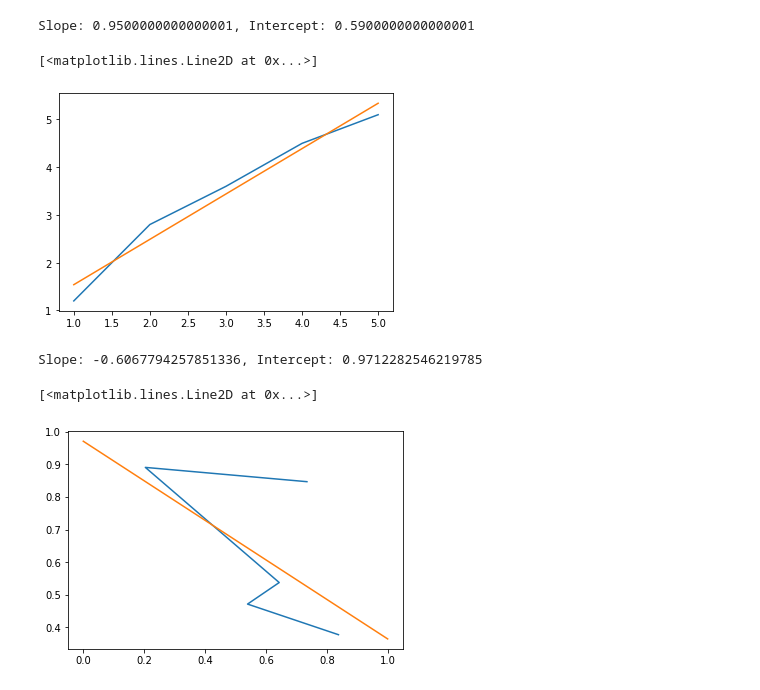
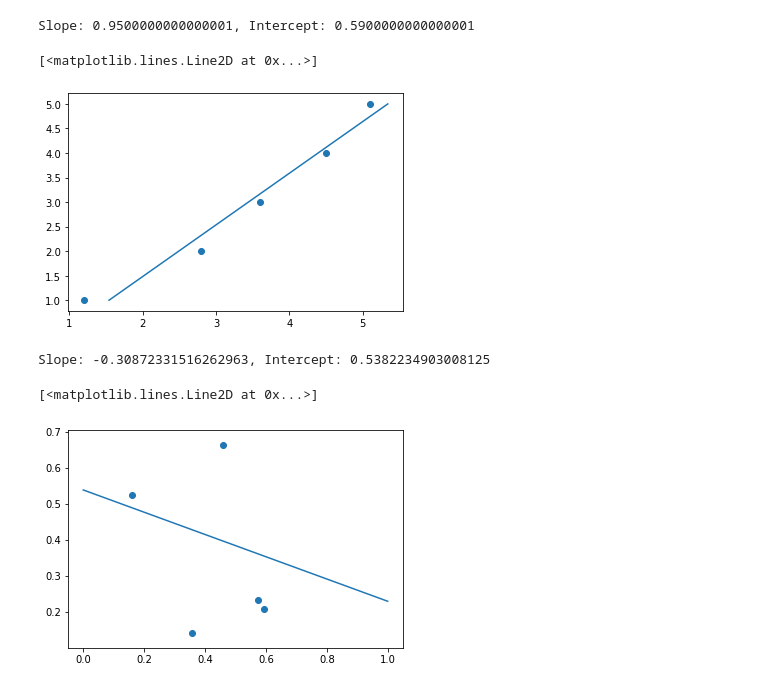
Before and after one commit to AugustG123/coe311k, a Jupyter notebook: arg6355-CH9.ipynb, the cells around one changed output. Cells and saved outputs as stored; diff of their text form; code cells hidden in the pictures.

```diff
--- a/arg6355-CH9.ipynb
+++ b/arg6355-CH9.ipynb
@@ -1,31 +1,31 @@
 # %%
 import numpy as np
 import matplotlib.pyplot as plt
 
 # Data points
 
 X = np.array([1, 2, 3, 4, 5])
 
 Y = np.array([1.2, 2.8, 3.6, 4.5, 5.1])
 
 # Stack the design matrix with a column of ones (for the intercept)
 
 A = np.vstack([X, np.ones(len(X))]).T
 
 # Solve using least squares
 
 m, c = np.linalg.lstsq(A, Y, rcond=None)[0]
 
 print(f"Slope: {m}, Intercept: {c}")
 
-plt.plot(Y,X)
+plt.scatter(Y,X)
 x1 = np.linspace(1,5,20)
 y1 = x1*m+c
 plt.plot(y1,x1)
 # %% [output]
 Slope: 0.9500000000000001, Intercept: 0.5900000000000001
 [<matplotlib.lines.Line2D at 0x...>]
-[figure, old version]
+[figure, new version]
 # %%
 X = np.random.rand(5)
 Y = np.random.rand(5)
@@ -35,15 +35,15 @@ m, c = np.linalg.lstsq(A, Y, rcond=None)[0]
 
 print(f"Slope: {m}, Intercept: {c}")
 
-plt.plot(Y,X)
+plt.scatter(Y,X)
 x1 = np.linspace(0,1,20)
 y1 = x1*m + c
 plt.plot(x1,y1)
 #It fits terribly
 # %% [output]
-Slope: -0.6067794257851336, Intercept: 0.9712282546219785
+Slope: -0.30872331516262963, Intercept: 0.5382234903008125
 [<matplotlib.lines.Line2D at 0x...>]
-[figure, old version]
+[figure, new version]
 # %%
 X = np.linspace(0,1,100)
 y = []
```
Also changed, not shown: parts of 4 cells of this notebook, 4 other files.
